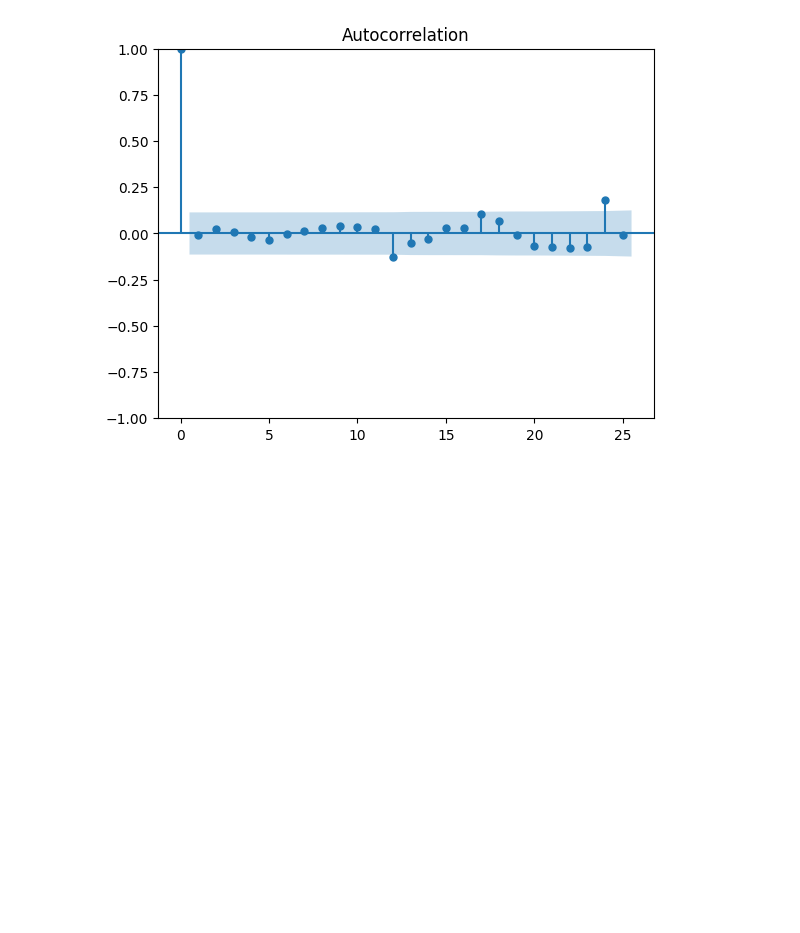
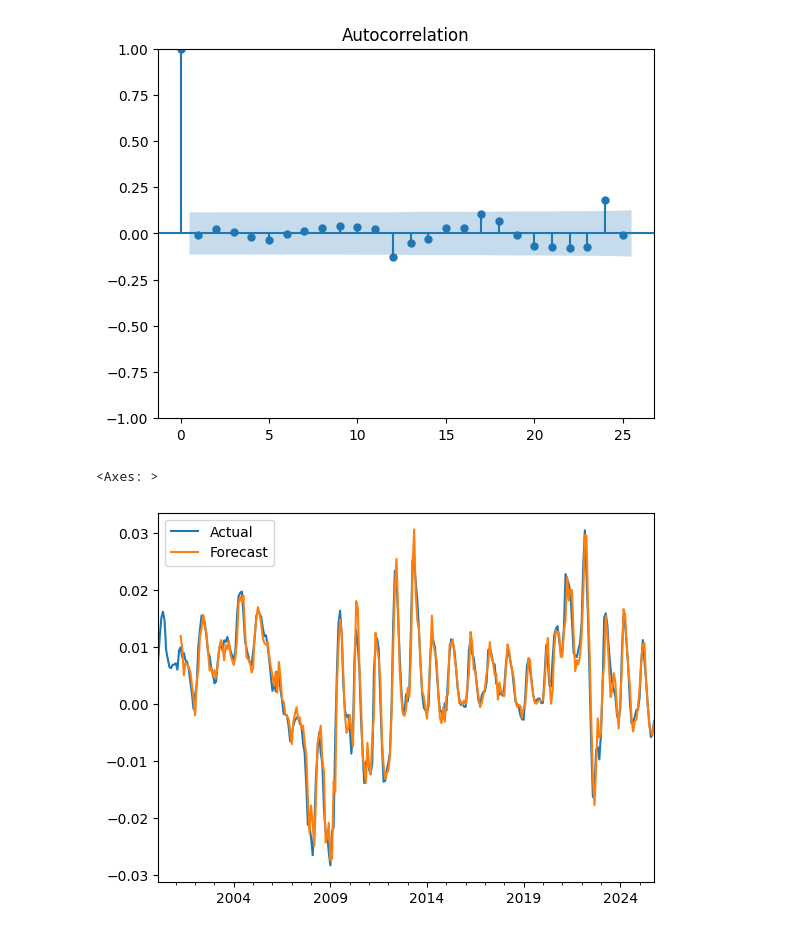
Before and after one commit to ericbeechen/TimeSeries, a Jupyter notebook: HW1.ipynb, the cells around one changed output. Saved outputs shown, nothing was run; the diff lists cells and outputs as text; code cells hidden in the pictures; blank space fills up the shorter version.

```diff
--- a/HW1.ipynb
+++ b/HW1.ipynb
@@ -134,3 +134,16 @@ plot_acf(nonseasonalar14model.resid)
 # %% [output]
 [figure]
 [figure]
+# %%
+nonseasonal_forecast = nonseasonalar14model.predict()
+results = pd.DataFrame(
+    {
+        'Actual': nonseasonal_df['Not Seasonal Growth Rates'],
+        'Forecast': nonseasonal_forecast
+    }
+)
+# %%
+results.plot()
+# %% [output]
+<Axes: >
+[figure, added]
```
Also changed, not shown: parts of 1 cell of this notebook.
